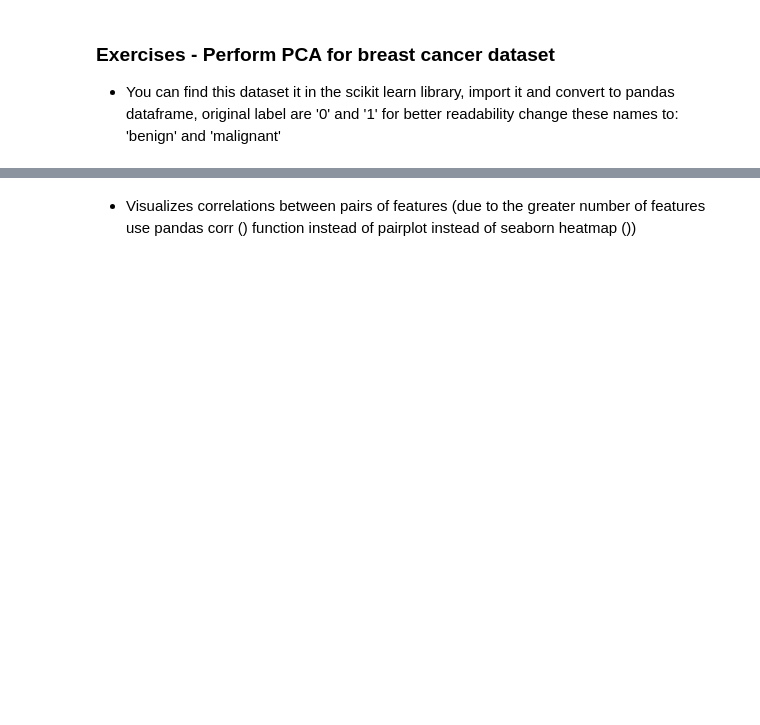
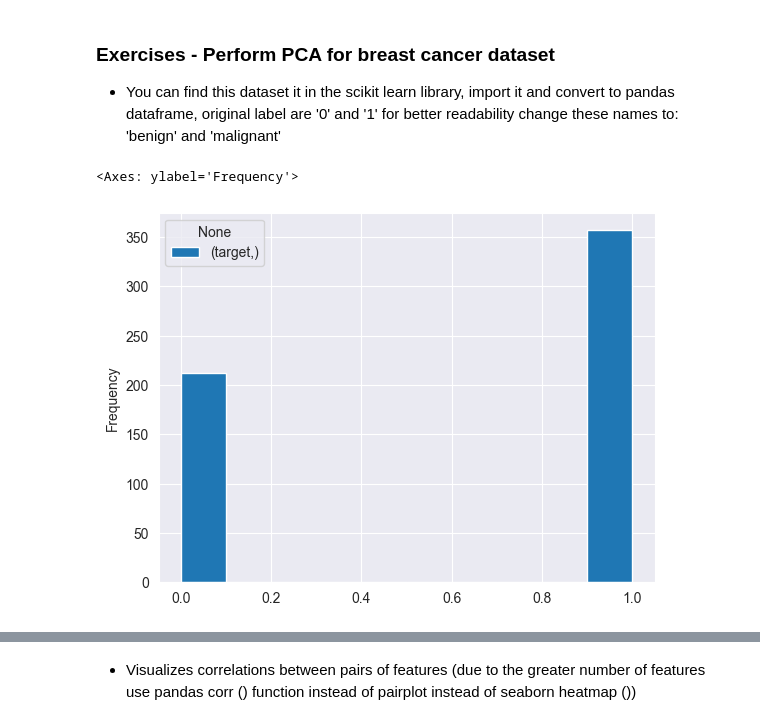
Before and after one commit to my-alaska/data-visualization, a Jupyter notebook: pca_and_kernel_pca.ipynb, the cells around one changed output, grey strips where cells are left out. Cells and saved outputs as stored; diff of their text form; code cells hidden in the pictures; blank space fills up the shorter version.

Commit message:
breast cancer init

```diff
--- a/pca_and_kernel_pca.ipynb
+++ b/pca_and_kernel_pca.ipynb
@@ -215,0 +218,12 @@ Together, the first two principal components contain 95.80% of the information.
+# %%
+from sklearn.datasets import load_breast_cancer
+
+breast_cancer = load_breast_cancer()
+
+cancer = pd.DataFrame(breast_cancer.data,columns=[breast_cancer.feature_names])
+cancer["target"] = pd.Series(breast_cancer.target)
+
+cancer["target"].plot.hist()
+# %% [output]
+<Axes: ylabel='Frequency'>
+[figure, added]
```
Also changed, not shown: parts of 20 cells of this notebook.
